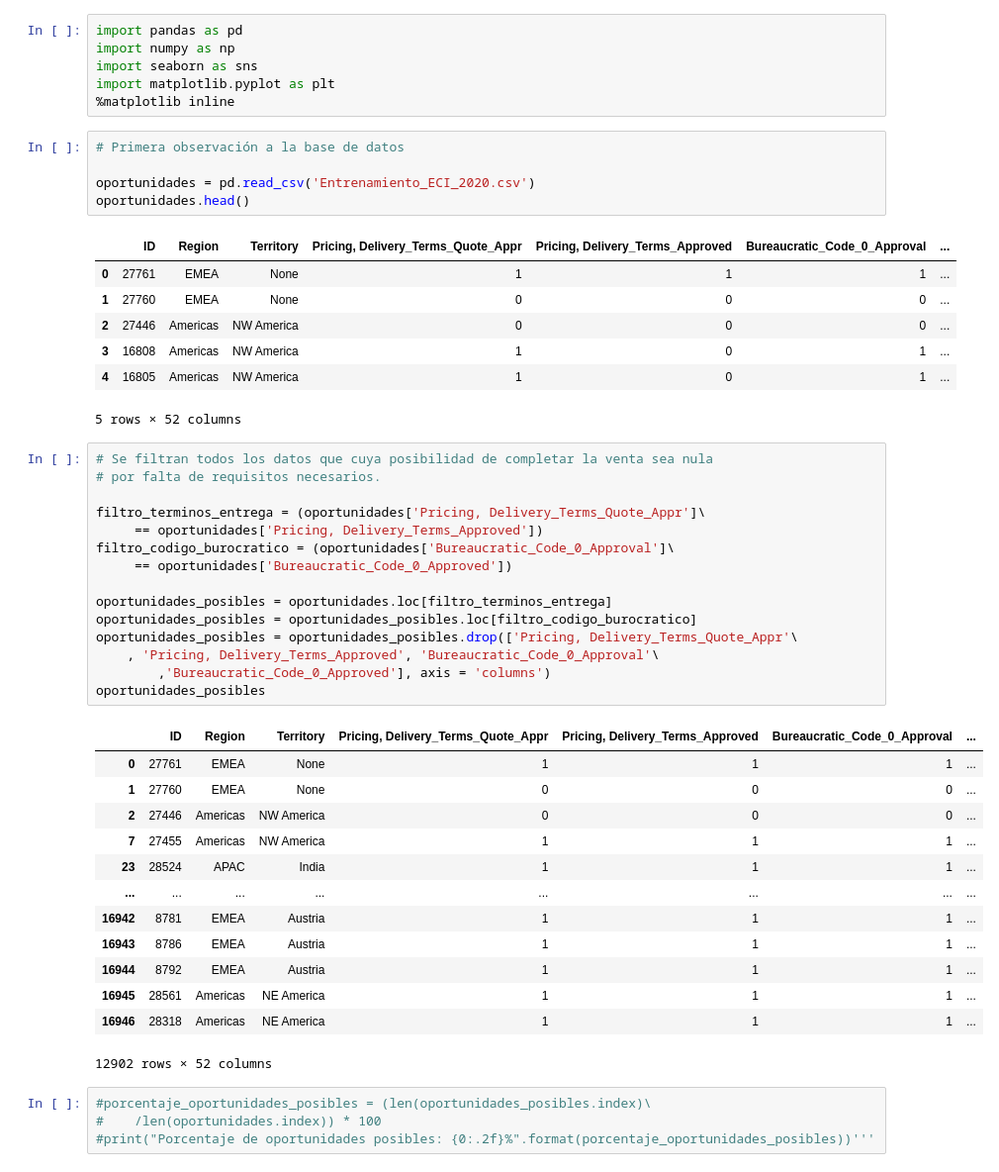
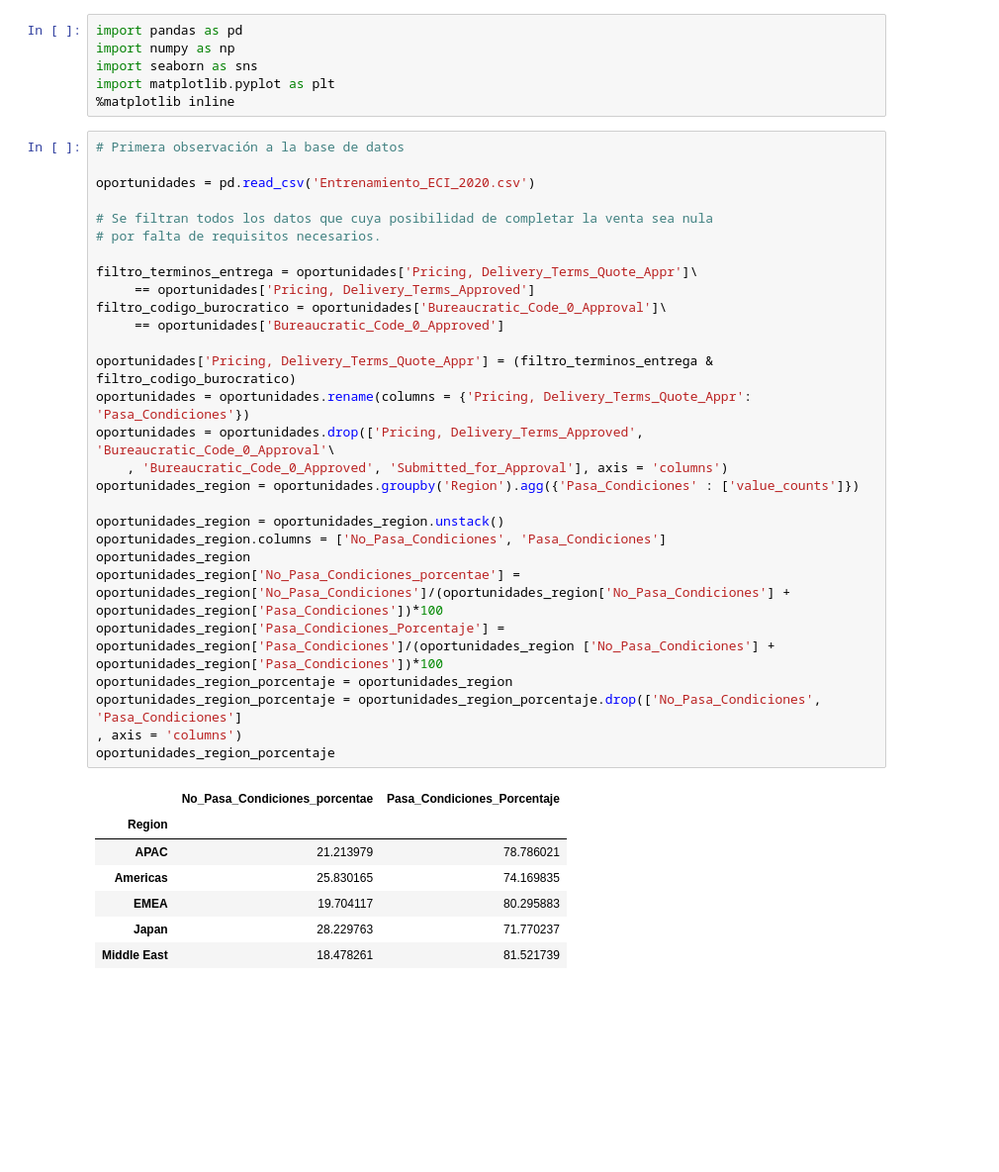
Before and after one commit to federicoburman/OrgaDatos, a Jupyter notebook: inicio_tp_1.ipynb, the cells around one changed output. Shown: that part at 99% size. Drawn from its saved outputs; the diff is of its cells as text; blank space fills up the shorter version.

```diff
--- a/inicio_tp_1.ipynb
+++ b/inicio_tp_1.ipynb
@@ -4,49 +4,39 @@ import numpy as np
 import seaborn as sns
 import matplotlib.pyplot as plt
 %matplotlib inline
-# %%
-# Primera observación a la base de datos
-
-oportunidades = pd.read_csv('Entrenamiento_ECI_2020.csv')
-oportunidades.head()
-# %% [output]
-|  | ID | Region | Territory | Pricing, Delivery_Terms_Quote_Appr | Pricing, Delivery_Terms_Approved | Bureaucratic_Code_0_Approval | ... |
-| 0 | 27761 | EMEA | None | 1 | 1 | 1 | ... |
-| 1 | 27760 | EMEA | None | 0 | 0 | 0 | ... |
-| 2 | 27446 | Americas | NW America | 0 | 0 | 0 | ... |
-| 3 | 16808 | Americas | NW America | 1 | 0 | 1 | ... |
-| 4 | 16805 | Americas | NW America | 1 | 0 | 1 | ... |
-5 rows × 52 columns
 # %%
+# Primera observación a la base de datos
+
+oportunidades = pd.read_csv('Entrenamiento_ECI_2020.csv')
+
 # Se filtran todos los datos que cuya posibilidad de completar la venta sea nula
 # por falta de requisitos necesarios.
 
-filtro_terminos_entrega = (oportunidades['Pricing, Delivery_Terms_Quote_Appr']\
-     == oportunidades['Pricing, Delivery_Terms_Approved'])
-filtro_codigo_burocratico = (oportunidades['Bureaucratic_Code_0_Approval']\
-     == oportunidades['Bureaucratic_Code_0_Approved'])
+filtro_terminos_entrega = oportunidades['Pricing, Delivery_Terms_Quote_Appr']\
+     == oportunidades['Pricing, Delivery_Terms_Approved']
+filtro_codigo_burocratico = oportunidades['Bureaucratic_Code_0_Approval']\
+     == oportunidades['Bureaucratic_Code_0_Approved']
 
-oportunidades_posibles = oportunidades.loc[filtro_terminos_entrega]
-oportunidades_posibles = oportunidades_posibles.loc[filtro_codigo_burocratico]
-oportunidades_posibles = oportunidades_posibles.drop(['Pricing, Delivery_Terms_Quote_Appr'\
-    , 'Pricing, Delivery_Terms_Approved', 'Bureaucratic_Code_0_Approval'\
-        ,'Bureaucratic_Code_0_Approved'], axis = 'columns')
-oportunidades_posibles
+oportunidades['Pricing, Delivery_Terms_Quote_Appr'] = (filtro_terminos_entrega & filtro_codigo_burocratico)
+oportunidades = oportunidades.rename(columns = {'Pricing, Delivery_Terms_Quote_Appr': 'Pasa_Condiciones'})
+oportunidades = oportunidades.drop(['Pricing, Delivery_Terms_Approved', 'Bureaucratic_Code_0_Approval'\
+    , 'Bureaucratic_Code_0_Approved', 'Submitted_for_Approval'], axis = 'columns')
+oportunidades_region = oportunidades.groupby('Region').agg({'Pasa_Condiciones' : ['value_counts']})
+
+oportunidades_region = oportunidades_region.unstack()
+oportunidades_region.columns = ['No_Pasa_Condiciones', 'Pasa_Condiciones']
+oportunidades_region
+oportunidades_region['No_Pasa_Condiciones_porcentae'] = oportunidades_region['No_Pasa_Condiciones']/(oportunidades_region['No_Pasa_Condiciones'] + oportunidades_region['Pasa_Condiciones'])*100
+oportunidades_region['Pasa_Condiciones_Porcentaje'] = oportunidades_region['Pasa_Condiciones']/(oportunidades_region ['No_Pasa_Condiciones'] + oportunidades_region['Pasa_Condiciones'])*100
+oportunidades_region_porcentaje = oportunidades_region
+oportunidades_region_porcentaje = oportunidades_region_porcentaje.drop(['No_Pasa_Condiciones', 'Pasa_Condiciones']
+, axis = 'columns')
+oportunidades_region_porcentaje
 # %% [output]
-|  | ID | Region | Territory | Pricing, Delivery_Terms_Quote_Appr | Pricing, Delivery_Terms_Approved | Bureaucratic_Code_0_Approval | ... |
-| 0 | 27761 | EMEA | None | 1 | 1 | 1 | ... |
-| 1 | 27760 | EMEA | None | 0 | 0 | 0 | ... |
-| 2 | 27446 | Americas | NW America | 0 | 0 | 0 | ... |
-| 7 | 27455 | Americas | NW America | 1 | 1 | 1 | ... |
-| 23 | 28524 | APAC | India | 1 | 1 | 1 | ... |
-| ... | ... | ... | ... | ... | ... | ... | ... |
-| 16942 | 8781 | EMEA | Austria | 1 | 1 | 1 | ... |
-| 16943 | 8786 | EMEA | Austria | 1 | 1 | 1 | ... |
-| 16944 | 8792 | EMEA | Austria | 1 | 1 | 1 | ... |
-| 16945 | 28561 | Americas | NE America | 1 | 1 | 1 | ... |
-| 16946 | 28318 | Americas | NE America | 1 | 1 | 1 | ... |
+|  | No_Pasa_Condiciones_porcentae | Pasa_Condiciones_Porcentaje |
+| Region |  |  |
+| APAC | 21.213979 | 78.786021 |
+| Americas | 25.830165 | 74.169835 |
+| EMEA | 19.704117 | 80.295883 |
+| Japan | 28.229763 | 71.770237 |
+| Middle East | 18.478261 | 81.521739 |
-12902 rows × 52 columns
-# %%
-#porcentaje_oportunidades_posibles = (len(oportunidades_posibles.index)\
-#    /len(oportunidades.index)) * 100
-#print("Porcentaje de oportunidades posibles: {0:.2f}%".format(porcentaje_oportunidades_posibles))'''
```
Also changed, not shown: parts of 3 cells of this notebook.
